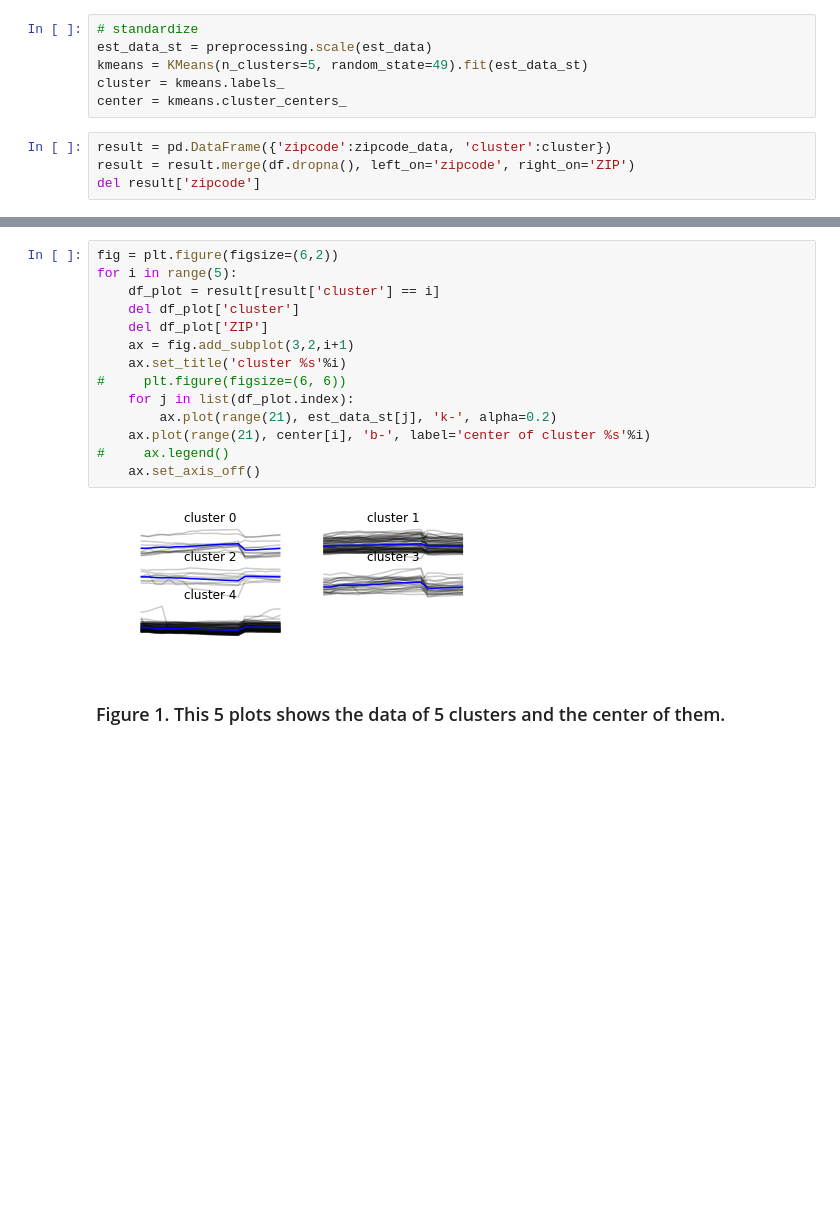
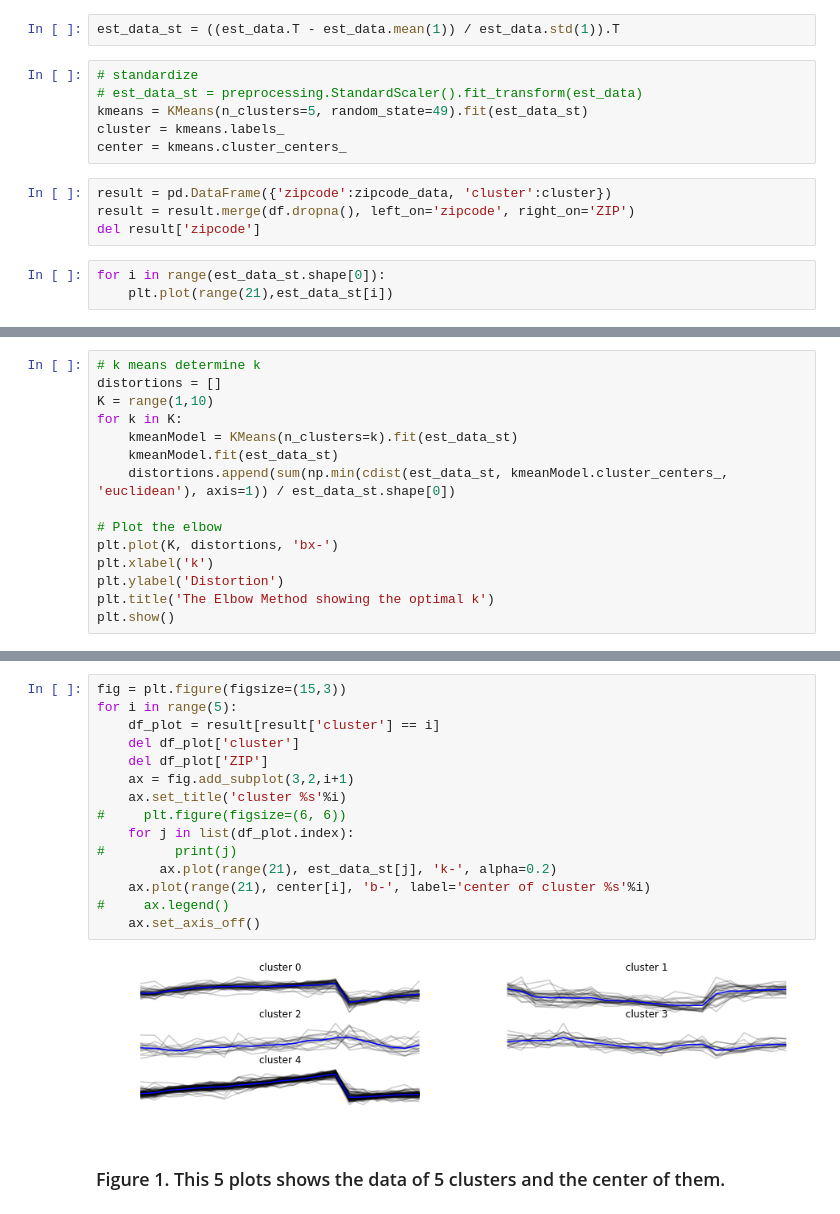
Before and after one commit to Mingyi1995/PUI2018_mh5172, a Jupyter notebook: HW12_mh5172/Assignment1_mh5172.ipynb, the cells around one changed output, grey strips where cells are left out. Saved outputs shown, nothing was run; the diff lists cells and outputs as text; blank space fills up the shorter version.

```diff
--- a/HW12_mh5172/Assignment1_mh5172.ipynb
+++ b/HW12_mh5172/Assignment1_mh5172.ipynb
@@ -190,6 +190,8 @@ est_data.shape
+# %%
+est_data_st = ((est_data.T - est_data.mean(1)) / est_data.std(1)).T
 # %%
 # standardize
-est_data_st = preprocessing.scale(est_data)
+# est_data_st = preprocessing.StandardScaler().fit_transform(est_data)
 kmeans = KMeans(n_clusters=5, random_state=49).fit(est_data_st)
 cluster = kmeans.labels_
 center = kmeans.cluster_centers_
@@ -197,3 +199,6 @@ center = kmeans.cluster_centers_
 result = pd.DataFrame({'zipcode':zipcode_data, 'cluster':cluster})
 result = result.merge(df.dropna(), left_on='zipcode', right_on='ZIP')
 del result['zipcode']
+# %%
+for i in range(est_data_st.shape[0]):
+    plt.plot(range(21),est_data_st[i])
@@ -199,0 +207,15 @@ del result['zipcode']
+# %%
+# k means determine k
+distortions = []
+K = range(1,10)
+for k in K:
+    kmeanModel = KMeans(n_clusters=k).fit(est_data_st)
+    kmeanModel.fit(est_data_st)
+    distortions.append(sum(np.min(cdist(est_data_st, kmeanModel.cluster_centers_, 'euclidean'), axis=1)) / est_data_st.shape[0])
+
+# Plot the elbow
+plt.plot(K, distortions, 'bx-')
+plt.xlabel('k')
+plt.ylabel('Distortion')
+plt.title('The Elbow Method showing the optimal k')
+plt.show()
@@ -200,19 +224,20 @@ del result['zipcode']
 # %%
-fig = plt.figure(figsize=(6,2))
+fig = plt.figure(figsize=(15,3))
 for i in range(5):
     df_plot = result[result['cluster'] == i]
     del df_plot['cluster']
     del df_plot['ZIP']
     ax = fig.add_subplot(3,2,i+1)
     ax.set_title('cluster %s'%i)
 #     plt.figure(figsize=(6, 6))
     for j in list(df_plot.index):
+#         print(j)
         ax.plot(range(21), est_data_st[j], 'k-', alpha=0.2)
     ax.plot(range(21), center[i], 'b-', label='center of cluster %s'%i)
 #     ax.legend()
     ax.set_axis_off()
 # %% [output]
-[figure, old version]
+[figure, new version]
 # %% [markdown]
 ### Figure 1. This 5 plots shows the data of 5 clusters and the center of them.
 # %%
```
Also changed, not shown: parts of 14 cells of this notebook.
